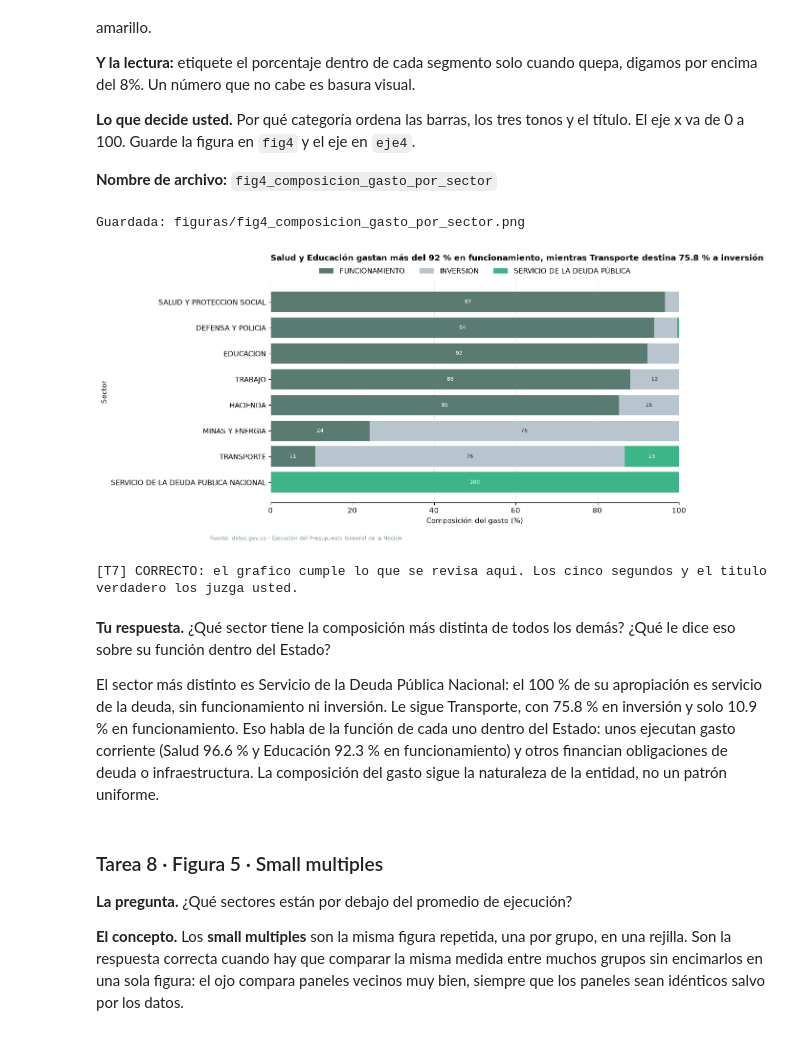
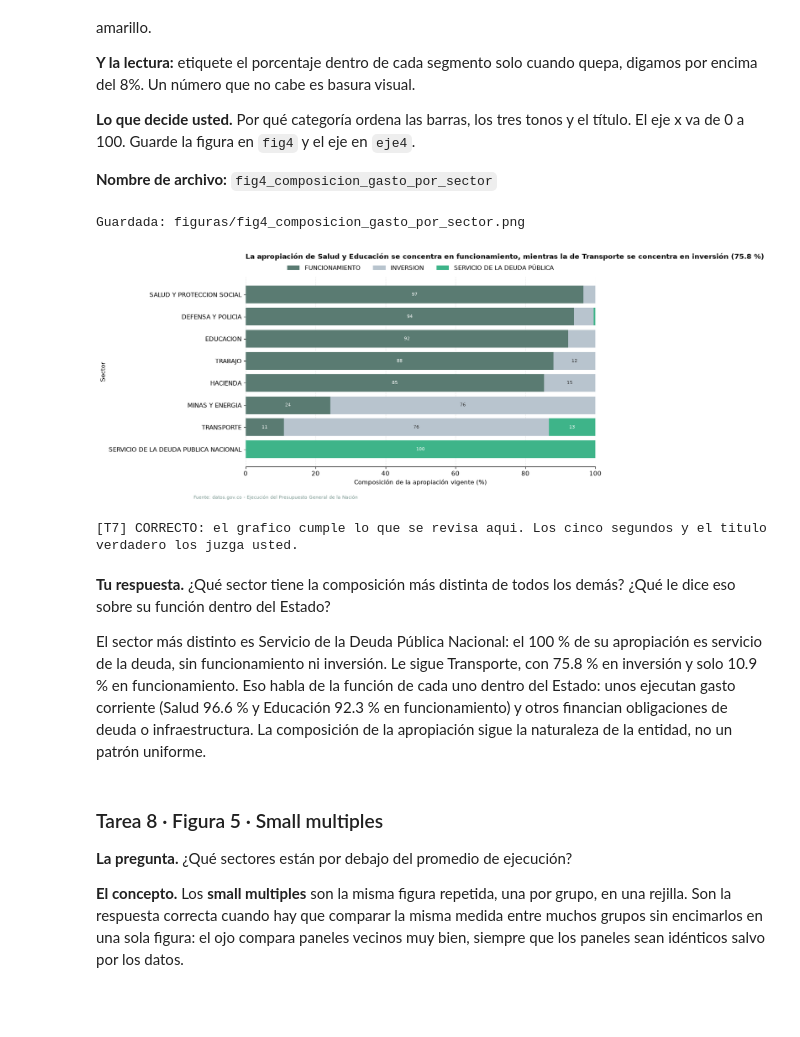
Before and after one commit to Breinersmartinez/Data-analysis, a Jupyter notebook: analitica-datos-estudiantes/clase08/reto_clase08_Martinez.ipynb, the cells around one changed output. Saved outputs shown, nothing was run; the diff lists cells and outputs as text; code cells hidden in the pictures; blank space fills up the shorter version.

```diff
--- a/analitica-datos-estudiantes/clase08/reto_clase08_Martinez.ipynb
+++ b/analitica-datos-estudiantes/clase08/reto_clase08_Martinez.ipynb
@@ -1076,36 +1081,36 @@ colores_cat = {
     'INVERSION': PALETA['secundario'],
     'SERVICIO DE LA DEUDA PÚBLICA': PALETA['enfasis'],
 }
 
 # 4. apile llevando un acumulado: cada capa arranca donde terminó la anterior.
 acumulado = np.zeros(len(datos))
 for categoria in datos.columns:
     valores = datos[categoria].values
     eje4.barh(datos.index, valores, left=acumulado, color=colores_cat[categoria], label=categoria)
     color_txt = '#333333' if categoria == 'INVERSION' else 'white'
     for i, valor in enumerate(valores):
         if valor > 8:
             eje4.text(acumulado[i] + valor/2, i, f'{valor:.0f}', va='center', ha='center',
                       fontsize=8, color=color_txt)
     acumulado += valores
 
 # 5. eje x de 0 a 100, etiquetas con unidad y título con la conclusión.
 eje4.set_xlim(0, 100)
-eje4.set_xlabel('Composición del gasto (%)')
+eje4.set_xlabel('Composición de la apropiación vigente (%)')
 eje4.set_ylabel('Sector')
-eje4.set_title('Salud y Educación gastan más del 92 % en funcionamiento, mientras Transporte destina 75.8 % a inversión',
+eje4.set_title('La apropiación de Salud y Educación se concentra en funcionamiento, mientras la de Transporte se concentra en inversión (75.8 %)',
                loc='left', pad=32, fontsize=12, fontweight='bold')
 
 # 6. leyenda arriba y sin caja, limpieza y fuente.
 eje4.legend(frameon=False, ncol=3, loc='lower center', bbox_to_anchor=(0.5, 1.0))
 limpiar_ejes(eje4, eje_grilla='x')
 fig4.text(0.01, -0.02, FUENTE, fontsize=8, color=PALETA['referencia'])
 
 # 7. exportar.
 guardar(fig4, 'fig4_composicion_gasto_por_sector')
 # %% [output]
 Guardada: figuras/fig4_composicion_gasto_por_sector.png
-[figure, old version]
+[figure, new version]
 # %%
 comprobar_grafico('T7', eje4, desde_cero='x')
 # %% [output]
@@ -1114,7 +1119,7 @@ comprobar_grafico('T7', eje4, desde_cero='x')
 **Tu respuesta.** ¿Qué sector tiene la composición más distinta de todos los demás? ¿Qué le dice eso
 sobre su función dentro del Estado?
 
-El sector más distinto es Servicio de la Deuda Pública Nacional: el 100 % de su apropiación es servicio de la deuda, sin funcionamiento ni inversión. Le sigue Transporte, con 75.8 % en inversión y solo 10.9 % en funcionamiento. Eso habla de la función de cada uno dentro del Estado: unos ejecutan gasto corriente (Salud 96.6 % y Educación 92.3 % en funcionamiento) y otros financian obligaciones de deuda o infraestructura. La composición del gasto sigue la naturaleza de la entidad, no un patrón uniforme.
+El sector más distinto es Servicio de la Deuda Pública Nacional: el 100 % de su apropiación es servicio de la deuda, sin funcionamiento ni inversión. Le sigue Transporte, con 75.8 % en inversión y solo 10.9 % en funcionamiento. Eso habla de la función de cada uno dentro del Estado: unos ejecutan gasto corriente (Salud 96.6 % y Educación 92.3 % en funcionamiento) y otros financian obligaciones de deuda o infraestructura. La composición de la apropiación sigue la naturaleza de la entidad, no un patrón uniforme.
 # %% [markdown]
 ### Tarea 8 · Figura 5 · Small multiples
 
```
Also changed, not shown: parts of 4 cells of this notebook, 4 other files.
